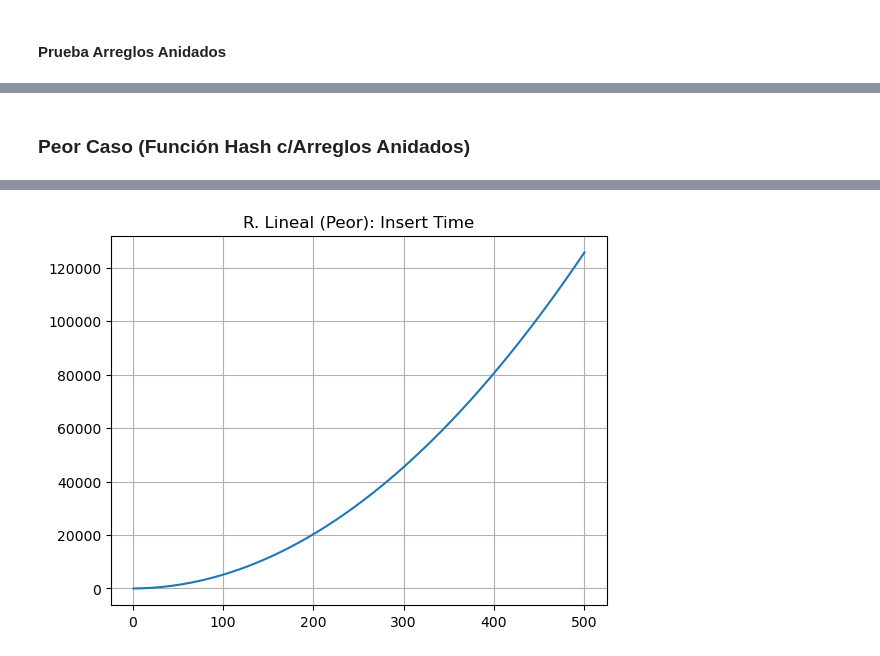
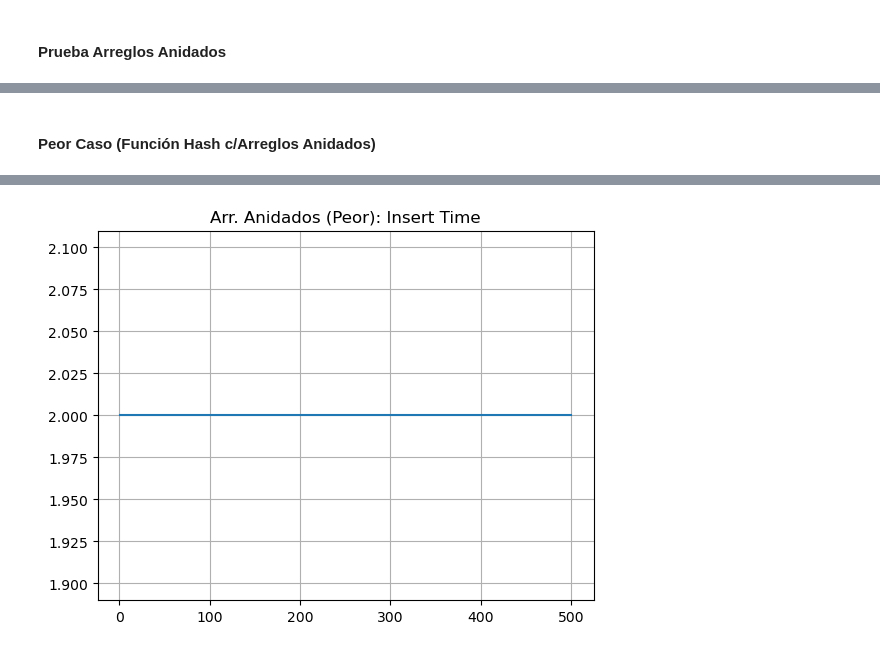
Before and after one commit to amglezb/EDA-II, a Jupyter notebook: GONZALEZ_BARRAGAN-PRACTICA_5/practica5.ipynb, the cells around one changed output, grey strips where cells are left out. Cells and saved outputs as stored; diff of their text form; code cells hidden in the pictures.

```diff
--- a/GONZALEZ_BARRAGAN-PRACTICA_5/practica5.ipynb
+++ b/GONZALEZ_BARRAGAN-PRACTICA_5/practica5.ipynb
@@ -143,8 +153,8 @@ for j in range (len(arr)):
     while i < len(aux):
         collision, time, space = insert_rea(table, aux[i])
         collisions += collision
-        time_insert += time
-        space_insert += space
+        time_insert = time
+        space_insert = space
         i += 1
 
     key = arr[len(aux) - 1].value # - - - - - - - - - - Search - - - - - - - - - -
@@ -287,6 +298,7 @@ y_time_insert = []
 y_space_insert = []
 y_time_search = []
 y_space_search = []
+#time_search = 0
 
 for j in range (len(arr)):
     aux.append(arr[j])
@@ -299,12 +311,13 @@ for j in range (len(arr)):
     while i < len(aux):
         collision, time, space = insert_rea(table, aux[i])
         collisions += collision
-        time_insert += time
-        space_insert += space
+        time_insert = time
+        space_insert = space
         i += 1
 
     key = arr[len(aux) - 1].value # - - - - - - - - - - Search - - - - - - - - - -
     result, time_search, space_search = search_rea(table, key)
+    time_search += time
 
     x.append(len(aux))
 
@@ -365,11 +378,14 @@ casos = [   {"titulo": "Comparativa Collisions (R. Lineal)",
             "datos": [y_time_mejor, y_time_peor, y_time_prom]},
             {"titulo": "Comparativa Total Space (R. Lineal)",
             "datos": [y_space_mejor, y_space_peor, y_space_prom]},]
+styles = ["-", "--",":"]
 
 for caso in casos:
+    i = 0
     plt.title(caso["titulo"])
     for values in caso["datos"]:
-        plt.plot(x, values)
+        plt.plot(x, values, styles[i % len(styles)])
+        i += 1
     plt.grid(True)
     plt.show()
 # %% [output]
@@ -459,7 +492,7 @@ y_space_search = []
 
 for j in range (len(arr)):
     aux.append(arr[j])
-    table = [None] * len(aux)
+    table = [[] for _ in range(len(aux))]
 
     i = 0 # - - - - - - - - - - Insertion - - - - - - - - - -
     collisions = 0
@@ -468,8 +501,8 @@ for j in range (len(arr)):
     while i < len(aux):
         collision, time, space = insert_arr(table, aux[i])
         collisions += collision
-        time_insert += time
-        space_insert += space
+        time_insert = time
+        space_insert = space
         i += 1
 
     key = arr[len(aux) - 1].value # - - - - - - - - - - Search - - - - - - - - - -
@@ -514,5 +553,5 @@ TypeError: object of type 'NoneType' has no len()
 # %% [markdown]
-### **Peor Caso (Función Hash c/Arreglos Anidados)**
+#### **Peor Caso (Función Hash c/Arreglos Anidados)**
 # %%
 MAX = 500
 arr = new_arr("only", MAX, 0) # tipo de arreglo, tamaño, inicio
@@ -528,10 +567,11 @@ y_time_insert = []
 y_space_insert = []
 y_time_search = []
 y_space_search = []
+time_search = 0
 
 for j in range (len(arr)):
     aux.append(arr[j])
-    table = [None] * len(aux)
+    table = [[] for _ in range(len(aux))]
 
     i = 0 # - - - - - - - - - - Insertion - - - - - - - - - -
     collisions = 0
@@ -540,12 +580,13 @@ for j in range (len(arr)):
     while i < len(aux):
         collision, time, space = insert_arr(table, aux[i])
         collisions += collision
-        time_insert += time
-        space_insert += space
+        time_insert = time
+        space_insert = space
         i += 1
 
     key = arr[len(aux) - 1].value # - - - - - - - - - - Search - - - - - - - - - -
-    result, time_search, space_search = search_arr(table, key)
+    result, time, space_search = search_arr(table, key)
+    time_search += time
 
     x.append(len(aux))
 
@@ -586 +627 @@ y_space_peor = y_space
-[figure, old version]
+[figure, new version]
```
Also changed, not shown: parts of 26 cells of this notebook, 1 other file.
